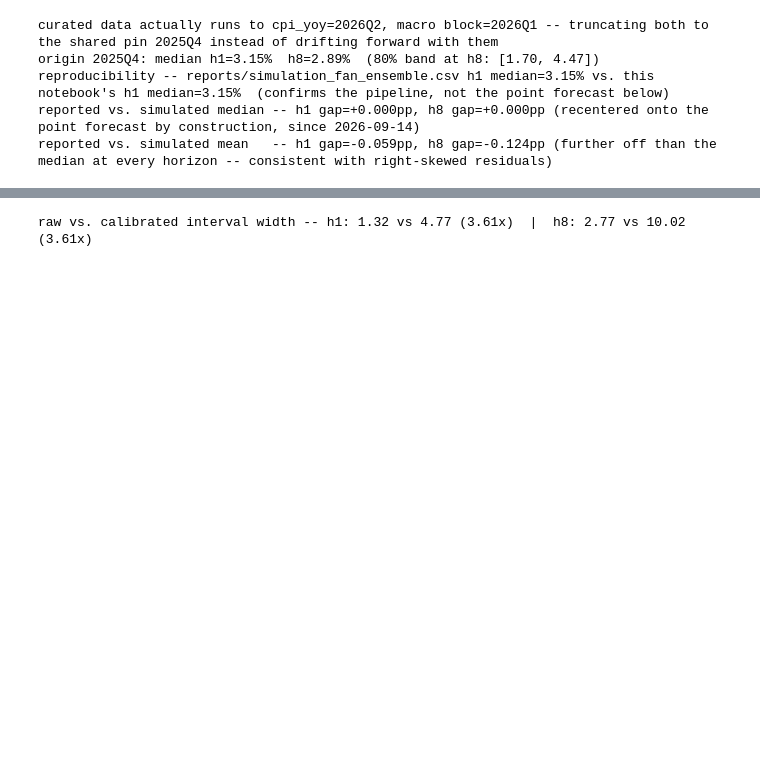
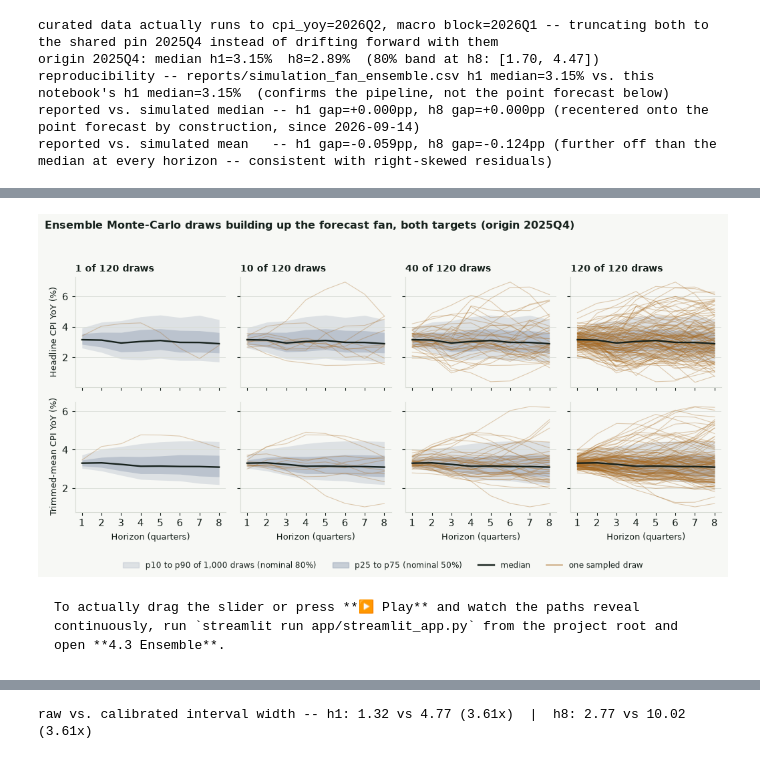
Before and after one commit to JuanVu1810/Australian-CPI-Forecast, a Jupyter notebook: book/australian_cpi_forecasting/04_modeling/43_ensemble.ipynb, the cells around one changed output, grey strips where cells are left out. Saved outputs shown, nothing was run; the diff lists cells and outputs as text; code cells hidden in the pictures; blank space fills up the shorter version.

````diff
--- a/book/australian_cpi_forecasting/04_modeling/43_ensemble.ipynb
+++ b/book/australian_cpi_forecasting/04_modeling/43_ensemble.ipynb
@@ -168,0 +163,53 @@ To actually drag the slider or press **▶ Play** and watch the paths reveal con
+# %%
+fan_h = pd.read_csv(PROJECT_ROOT / "reports/simulation_fan_ensemble.csv").sort_values("horizon")
+fan_t = pd.read_csv(PROJECT_ROOT / "reports/simulation_fan_ensemble_trimmed_mean.csv").sort_values("horizon")
+paths_h = pd.read_csv(PROJECT_ROOT / "reports/simulation_paths_sample_ensemble.csv")
+paths_t = pd.read_csv(PROJECT_ROOT / "reports/simulation_paths_sample_ensemble_trimmed_mean.csv")
+targets = [("Headline CPI YoY (%)", fan_h, paths_h), ("Trimmed-mean CPI YoY (%)", fan_t, paths_t)]
+checkpoints = [1, 10, 40, 120]
+n_draws = paths_h["draw_id"].nunique()
+assert n_draws == paths_t["draw_id"].nunique() == max(checkpoints)
+assert fan_h["forecast_origin"].iloc[0] == fan_t["forecast_origin"].iloc[0] == paths_h["forecast_origin"].iloc[0]
+
+# The text below quotes the raw (uncalibrated) coverage on the held-out 2020-23 origins. Re-check it on every re-run.
+for path, expected in (("reports/model_interval_calibration_validation.csv", {"ensemble": 33.6, "sarima": 57.3, "elastic_net": 44.5}),
+                       ("reports/model_interval_calibration_validation_trimmed_mean.csv", {"ensemble": 32.8, "sarima": 57.8, "elastic_net": 49.2})):
+    raw = pd.read_csv(PROJECT_ROOT / path)
+    raw = raw[raw["horizon"].astype(str) == "overall"].set_index("model")["raw_empirical_coverage"]
+    assert {k: round(raw[k] * 100, 1) for k in expected} == expected, f"raw coverage changed in {path}: update the text"
+
+fig, axes = plt.subplots(2, len(checkpoints), figsize=(10.4, 5.4), sharex=True, sharey="row")
+for r, (label, fan, paths) in enumerate(targets):
+    wide = paths.pivot(index="draw_id", columns="horizon", values="value").sort_index()
+    for c, n in enumerate(checkpoints):
+        ax = axes[r, c]
+        ax.fill_between(fan["horizon"], fan["p10"], fan["p90"], color=BLUE, alpha=0.16, linewidth=0)
+        ax.fill_between(fan["horizon"], fan["p25"], fan["p75"], color=BLUE, alpha=0.26, linewidth=0)
+        for draw in wide.index[:n]:
+            ax.plot(wide.columns, wide.loc[draw].to_numpy(), color=HIGHLIGHT, alpha=0.32, linewidth=0.8)
+        ax.plot(fan["horizon"], fan["median"], color=INK, linewidth=1.7)
+        ax.set_xticks(range(1, 9))
+        ax.grid(axis="x", visible=False)
+        if r == 0:
+            ax.set_title(f"{n} of {n_draws} draws", loc="left", fontsize=10, fontweight="bold")
+        if c == 0:
+            ax.set_ylabel(label, fontsize=9.5)
+        if r == 1:
+            ax.set_xlabel("Horizon (quarters)", fontsize=9)
+from matplotlib.lines import Line2D
+from matplotlib.patches import Patch
+fig.legend(handles=[Patch(color=BLUE, alpha=0.16, label="p10 to p90 of 1,000 draws (nominal 80%)"),
+                    Patch(color=BLUE, alpha=0.30, label="p25 to p75 (nominal 50%)"),
+                    Line2D([], [], color=INK, linewidth=1.7, label="median"),
+                    Line2D([], [], color=HIGHLIGHT, alpha=0.6, linewidth=1.2, label="one sampled draw")],
+           frameon=False, fontsize=8.6, loc="lower center", ncol=4)
+fig.suptitle("Ensemble Monte-Carlo draws building up the forecast fan, both targets (origin 2025Q4)", x=0.01, ha="left",
+             fontsize=11.5, fontweight="bold")
+fig.tight_layout(rect=(0, 0.06, 1, 0.95))
+plt.show()
+# %% [output]
+[figure, added]
+# %% [markdown]
+```{tip}
+To actually drag the slider or press **▶ Play** and watch the paths reveal continuously, run `streamlit run app/streamlit_app.py` from the project root and open **4.3 Ensemble**.
+```
````
Also changed, not shown: parts of 5 cells of this notebook, 6 other files.
